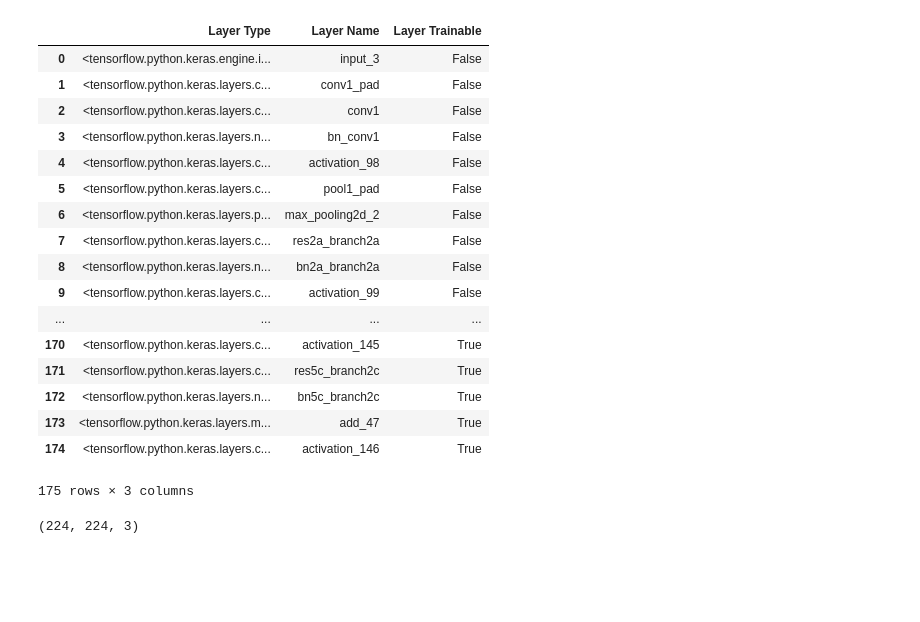
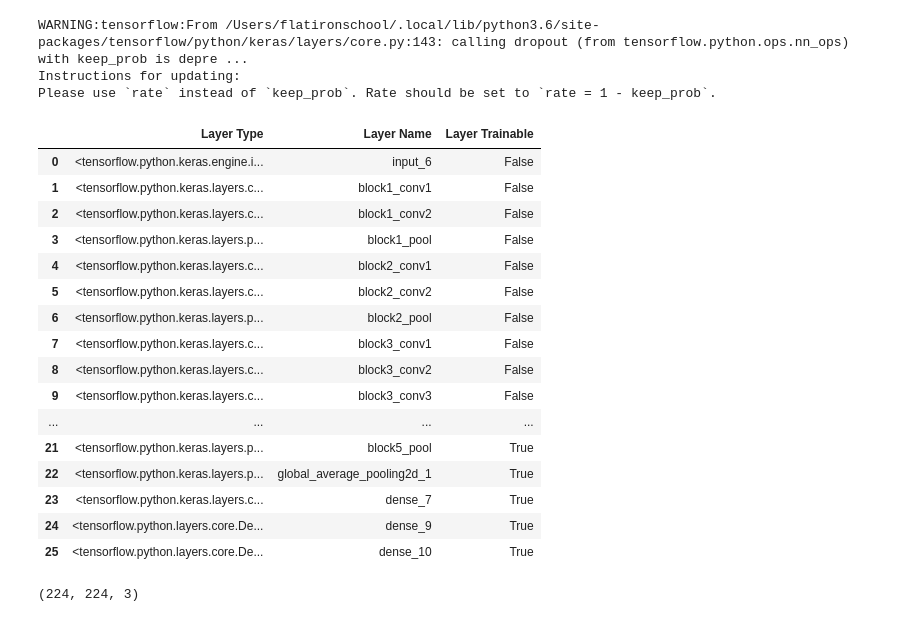
Before and after one commit to jrcicardo/Kaggle-DR-20190905, a Jupyter notebook: kaggle_dr_detection_flatiron_final_project.ipynb, the cells around one changed output. Drawn from its saved outputs; the diff is of its cells as text; code cells hidden in the pictures; blank space fills up the shorter version.

```diff
--- a/kaggle_dr_detection_flatiron_final_project.ipynb
+++ b/kaggle_dr_detection_flatiron_final_project.ipynb
@@ -187,3 +184,5 @@ for key in imgs.keys():
     for k in t_dict[key]:
         lbls.append(t_dict[key][k])
     label_vectors.append(lbls)
+# %%
+vgg19 = keras.applications.vgg19.VGG19(include_top=False, weights='imagenet')
@@ -190,3 +194,25 @@ for key in imgs.keys():
+# %%
+input_shape = vgg19.output_shape
+model = keras.models.Sequential()
+model.add(vgg19)
+model.add(Dense(512, activation='relu', input_dim=input_shape))
+model.add(keras.layers.Dropout(0.3))
+model.add(Dense(512, activation='relu'))
+model.add(keras.layers.Dropout(0.3))
+model.add(Dense(5,activation = 'softmax'))
+# %% [output]
+WARNING:tensorflow:From /Users/flatironschool/.local/lib/python3.6/site-packages/tensorflow/python/keras/layers/core.py:143: calling dropout (from tensorflow.python.ops.nn_ops) with keep_prob is depre ...
+Instructions for updating:
+Please use `rate` instead of `keep_prob`. Rate should be set to `rate = 1 - keep_prob`.
+# %%
+out = vgg19.output
+out = keras.layers.GlobalAveragePooling2D()(out)
+out = keras.layers.Dense(512, activation='relu')(out)
+out = Dense(512, activation='relu')(out)
+total_classes = 5
+predictions = Dense(total_classes, activation='softmax')(out)
+
+model = keras.models.Model(inputs=vgg19.input, outputs=predictions)
 # %%
 #instantiate pre-trained ResNet model
 res_fifty = keras.applications.ResNet50(include_top=False, weights='imagenet')
@@ -195,28 +219,27 @@ res_fifty = keras.applications.ResNet50(include_top=False, weights='imagenet')
 # %%
 pd.set_option('max_colwidth', -1)
 
-layers = [(layer, layer.name, layer.trainable) for layer in res_fifty.layers]
+layers = [(layer, layer.name, layer.trainable) for layer in model.layers]
 df_layers = pd.DataFrame(layers, columns=['Layer Type', 'Layer Name', 'Layer Trainable'])
 df_layers
 # %% [output]
 |  | Layer Type | Layer Name | Layer Trainable |
-| 0 | <tensorflow.python.keras.engine.i... | input_3 | False |
-| 1 | <tensorflow.python.keras.layers.c... | conv1_pad | False |
-| 2 | <tensorflow.python.keras.layers.c... | conv1 | False |
-| 3 | <tensorflow.python.keras.layers.n... | bn_conv1 | False |
-| 4 | <tensorflow.python.keras.layers.c... | activation_98 | False |
-| 5 | <tensorflow.python.keras.layers.c... | pool1_pad | False |
-| 6 | <tensorflow.python.keras.layers.p... | max_pooling2d_2 | False |
-| 7 | <tensorflow.python.keras.layers.c... | res2a_branch2a | False |
-| 8 | <tensorflow.python.keras.layers.n... | bn2a_branch2a | False |
-| 9 | <tensorflow.python.keras.layers.c... | activation_99 | False |
+| 0 | <tensorflow.python.keras.engine.i... | input_6 | False |
+| 1 | <tensorflow.python.keras.layers.c... | block1_conv1 | False |
+| 2 | <tensorflow.python.keras.layers.c... | block1_conv2 | False |
+| 3 | <tensorflow.python.keras.layers.p... | block1_pool | False |
+| 4 | <tensorflow.python.keras.layers.c... | block2_conv1 | False |
+| 5 | <tensorflow.python.keras.layers.c... | block2_conv2 | False |
+| 6 | <tensorflow.python.keras.layers.p... | block2_pool | False |
+| 7 | <tensorflow.python.keras.layers.c... | block3_conv1 | False |
+| 8 | <tensorflow.python.keras.layers.c... | block3_conv2 | False |
+| 9 | <tensorflow.python.keras.layers.c... | block3_conv3 | False |
 | ... | ... | ... | ... |
-| 170 | <tensorflow.python.keras.layers.c... | activation_145 | True |
-| 171 | <tensorflow.python.keras.layers.c... | res5c_branch2c | True |
-| 172 | <tensorflow.python.keras.layers.n... | bn5c_branch2c | True |
-| 173 | <tensorflow.python.keras.layers.m... | add_47 | True |
-| 174 | <tensorflow.python.keras.layers.c... | activation_146 | True |
+| 21 | <tensorflow.python.keras.layers.p... | block5_pool | True |
+| 22 | <tensorflow.python.keras.layers.p... | global_average_pooling2d_1 | True |
+| 23 | <tensorflow.python.keras.layers.c... | dense_7 | True |
+| 24 | <tensorflow.python.layers.core.De... | dense_9 | True |
+| 25 | <tensorflow.python.layers.core.De... | dense_10 | True |
-175 rows × 3 columns
 # %%
 p = 175*0.8
 cnt = 0
```
Also changed, not shown: parts of 19 cells of this notebook.
